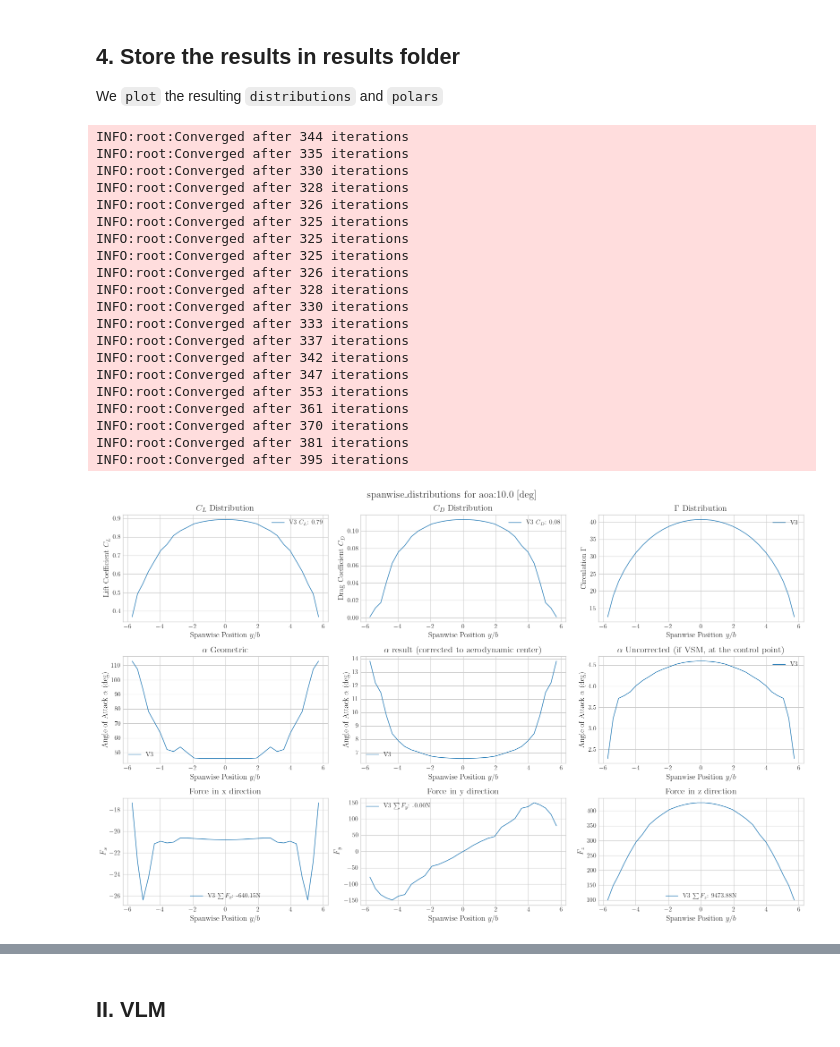
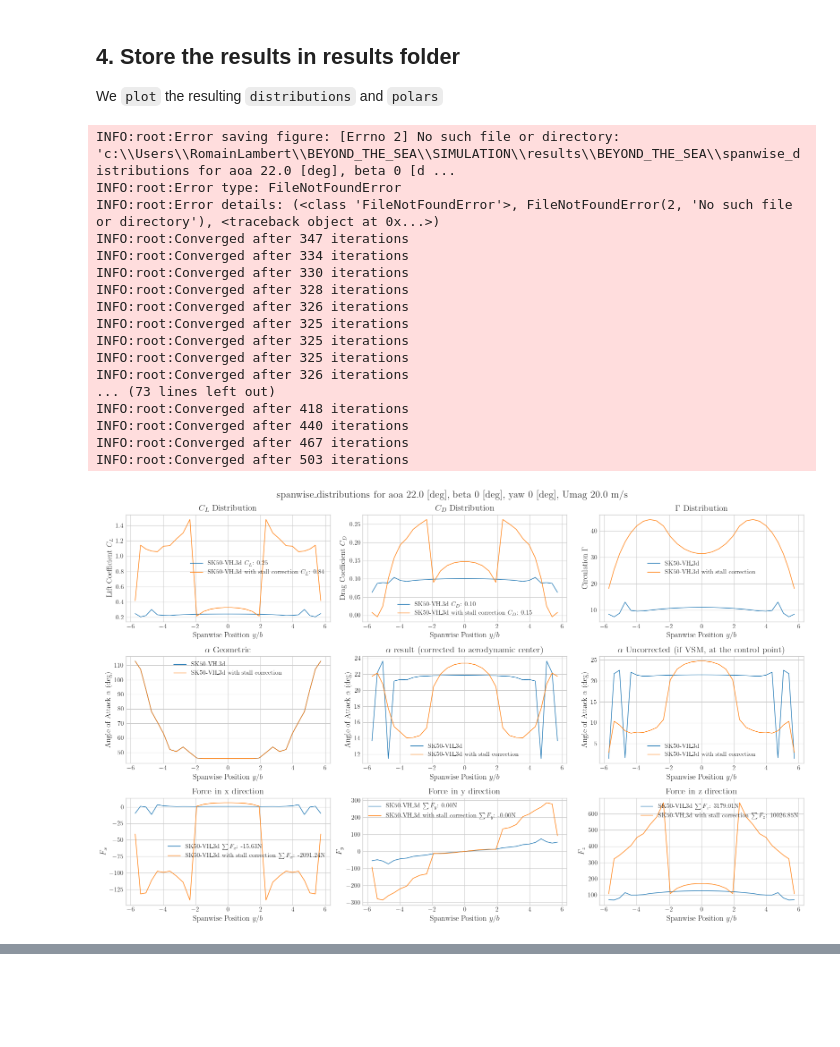
Before and after one commit to RomLmbrt/BEYOND_THE_SEA, a Jupyter notebook: SIMULATION/main_run.ipynb, the cells around one changed output, grey strips where cells are left out. Cells and saved outputs as stored; diff of their text form; code cells hidden in the pictures; blank space fills up the shorter version.

```diff
--- a/SIMULATION/main_run.ipynb
+++ b/SIMULATION/main_run.ipynb
@@ -93,7 +111,7 @@ row:[array([-1.04515 , -5.901008,  2.384761]), array([ 1.4237  , -5.851627,  2.3
 We set the `inflow conditions`, `plot` the wing, then solve the `aerodynamics`
 # %%
 # Set the flow conditions
-aoa = np.deg2rad(10)
+aoa = np.deg2rad(22)
 sideslip = 0
 Umag = 20
 wing_aero.va = (
@@ -102,7 +120,7 @@ wing_aero.va = (
 )
 
 # ### Plotting the wing
-save_path = Path(root_dir) / "results" / "TUDELFT_V3_LEI_KITE"
+save_path = Path(root_dir) / "results" / kite_origin
 plotting.plot_geometry(
     wing_aero,
     title="geometry",
@@ -115,6 +133,8 @@ plotting.plot_geometry(
 ### Solve the aerodynamics
 # cl,cd,cs coefficients are flipped to "normal ref frame"
 # x (+) downstream, y(+) left and z-up reference frame
-solver = Solver(aerodynamic_model_type="VSM")
-result = solver.solve(wing_aero)
+VSM = Solver(aerodynamic_model_type="VSM", is_with_artificial_damping=False,)
+VSM_with_stall_correction = Solver(aerodynamic_model_type="VSM", is_with_artificial_damping=True,)
+result_VSM = VSM.solve(wing_aero)
+result_VSM_with_stall_correction = VSM_with_stall_correction.solve(wing_aero)
 # %% [output]
@@ -126,54 +149,70 @@ INFO:root:Converged after 367 iterations
 We `plot` the resulting `distributions` and `polars`
 # %%
 ### plotting distributions
+y_coordinates = [panel.aerodynamic_center[1] for panel in wing_aero.panels]
 plotting.plot_distribution(
-    y_coordinates_list=[[panel.aerodynamic_center[1] for panel in wing_aero.panels]],
-    results_list=[result],
-    label_list=["V3"],
-    title=f"spanwise_distributions for aoa:{np.rad2deg(aoa):.1f} [deg]",
+    y_coordinates_list= [y_coordinates, y_coordinates],
+    results_list=[result_VSM, result_VSM_with_stall_correction],
+    label_list=[kite_name, str(kite_name + " with stall correction")],
+    title=f"spanwise_distributions for aoa {np.rad2deg(aoa):.1f} [deg], beta 0 [deg], yaw 0 [deg], Umag {Umag:.1f} m/s",
     data_type=".pdf",
     save_path=save_path,
     is_save=True,
     is_show=False,
 )
 
 ### plotting polar
+if kite_name == "V3D_3d_copy" :
+    csv_file =  "V3_CL_CD_RANS_Lebesque_2024_Rey_300e4.csv"
+    cfd_name = "CFD_Lesbesque Re = 3.00e6"
+else :
+    csv_file = "CFD_CL_CD_RANS_SeaKite50VH_Re_765e4.csv"
+    cfd_name = "CFD_Maxime Re=7.65e6"
+
+path_cfd = (
+    Path(root_dir)
+    / "data"
+    / kite_origin
+    / "literature_results"
+    / csv_file
+)
 plotting.plot_polars(
-    solver_list=[solver],
-    wing_aero_list=[wing_aero],
-    label_list=["VSM"],
-    literature_path_list=[],
-    angle_range=np.linspace(0, 20, 20),
+    solver_list=[VSM, VSM_with_stall_correction],
+    wing_aero_list=[wing_aero, wing_aero],
+    label_list=[
+        "VSM_"+kite_name,
+        "VSM_with_stall_correction_"+kite_name,
+        cfd_name,
+    ],
+    literature_path_list=[path_cfd],
+    angle_range=np.linspace(0, 25, 25),
     angle_type="angle_of_attack",
     angle_of_attack=0,
     side_slip=0,
     yaw_rate=0,
-    Umag=10,
-    title="rectangular_wing_polars",
+    Umag=Umag,
+    title=kite_name+f"_testing_stall_model_n_panels_{int(n_panels):.0f}_distribution_{spanwise_panel_distribution}",
     data_type=".pdf",
     save_path=save_path,
     is_save=True,
     is_show=False,
 )
 # %% [output]
-INFO:root:Converged after 344 iterations
-INFO:root:Converged after 335 iterations
+INFO:root:Error saving figure: [Errno 2] No such file or directory: 'c:\\Users\\RomainLambert\\BEYOND_THE_SEA\\SIMULATION\\results\\BEYOND_THE_SEA\\spanwise_distributions for aoa 22.0 [deg], beta 0 [d ...
+INFO:root:Error type: FileNotFoundError
+INFO:root:Error details: (<class 'FileNotFoundError'>, FileNotFoundError(2, 'No such file or directory'), <traceback object at 0x...>)
+INFO:root:Converged after 347 iterations
+INFO:root:Converged after 334 iterations
 INFO:root:Converged after 330 iterations
 INFO:root:Converged after 328 iterations
 INFO:root:Converged after 326 iterations
 INFO:root:Converged after 325 iterations
 INFO:root:Converged after 325 iterations
 INFO:root:Converged after 325 iterations
 INFO:root:Converged after 326 iterations
-INFO:root:Converged after 328 iterations
-INFO:root:Converged after 330 iterations
-INFO:root:Converged after 333 iterations
-INFO:root:Converged after 337 iterations
-INFO:root:Converged after 342 iterations
-INFO:root:Converged after 347 iterations
-INFO:root:Converged after 353 iterations
-INFO:root:Converged after 361 iterations
-INFO:root:Converged after 370 iterations
-INFO:root:Converged after 381 iterations
-INFO:root:Converged after 395 iterations
+... (73 lines left out)
+INFO:root:Converged after 418 iterations
+INFO:root:Converged after 440 iterations
+INFO:root:Converged after 467 iterations
+INFO:root:Converged after 503 iterations
-[figure, old version]
+[figure, new version]
@@ -181,2 +219,0 @@ INFO:root:Converged after 395 iterations
-# %% [markdown]
-## II. VLM
```
Also changed, not shown: parts of 5 cells of this notebook, 17 other files.
